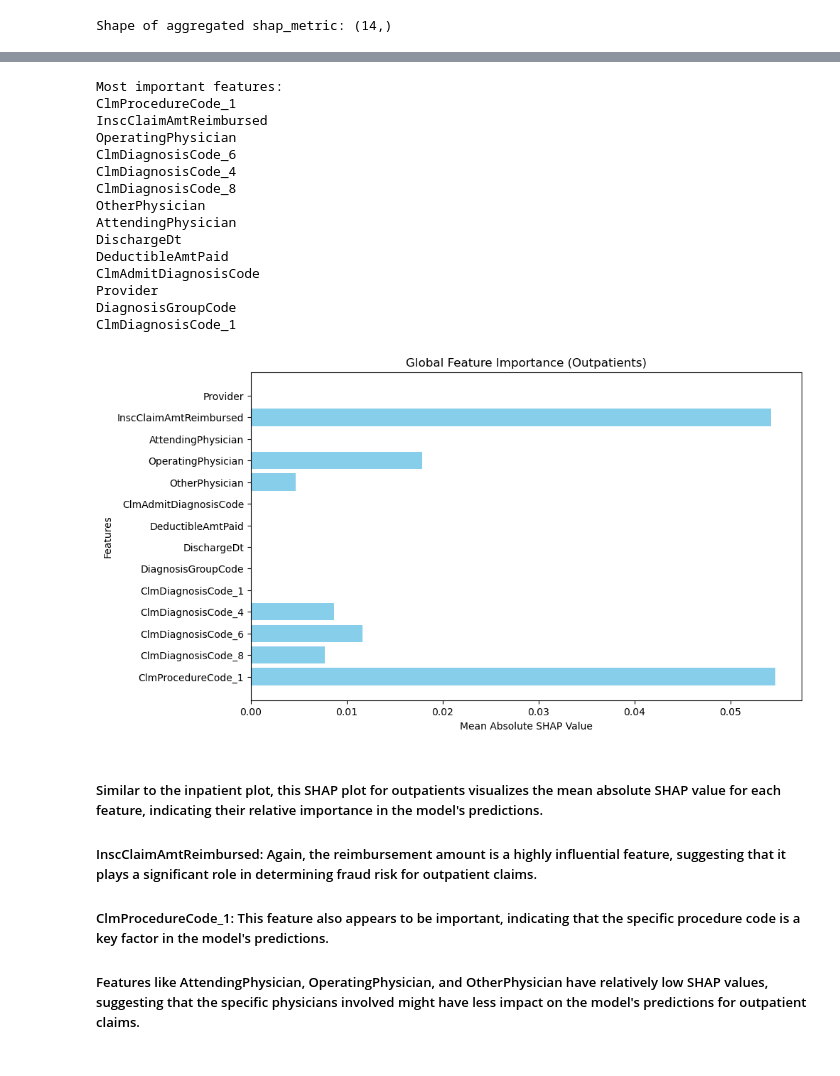
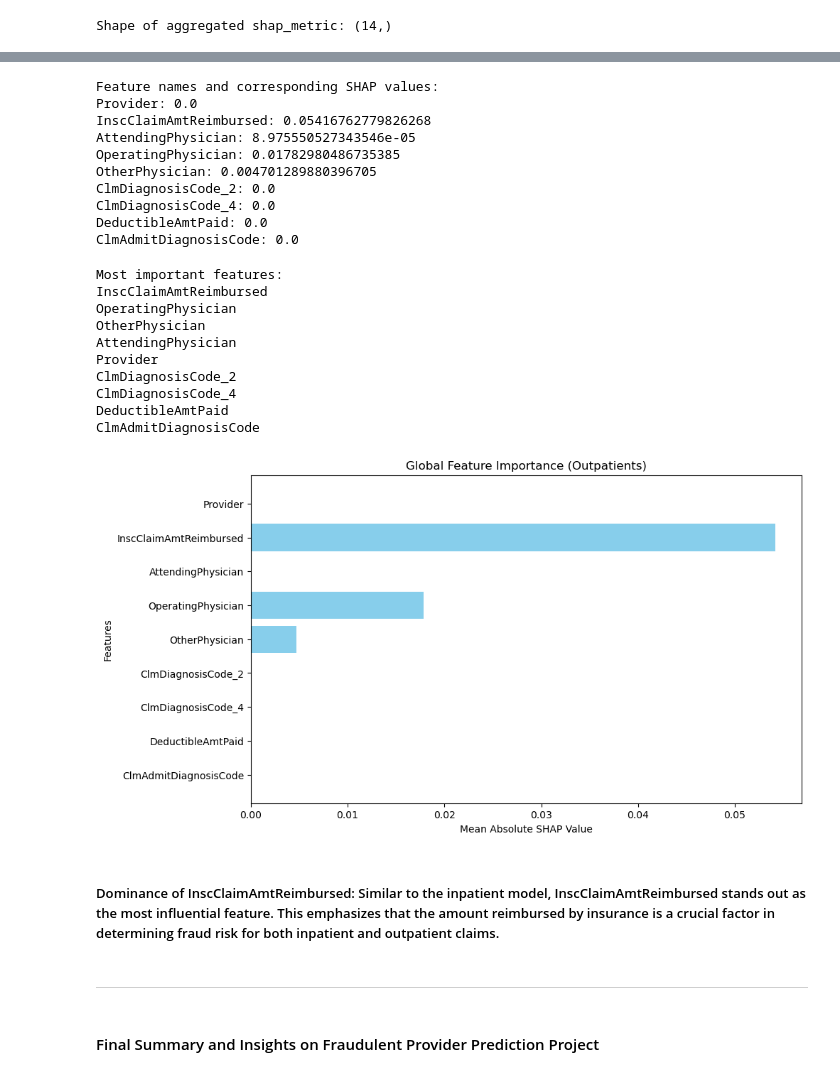
Before and after one commit to CesarChaparro1974/Healthcare-provider-fraud-detection, a Jupyter notebook: notebook.ipynb, the cells around one changed output, grey strips where cells are left out. Drawn from its saved outputs; the diff is of its cells as text; code cells hidden in the pictures.

Commit message:
completed final summary

```diff
--- a/notebook.ipynb
+++ b/notebook.ipynb
@@ -1596,0 +1608,7 @@ In this case, the ROC curve is a straight diagonal line from the bottom-left to
+# %%
+# Initialize the scaler
+scaler = StandardScaler()
+
+# Fit the scaler on the training data and transform both train and test sets
+X_train_outpatient['InscClaimAmtReimbursed'] = scaler.fit_transform(X_train_outpatient[['InscClaimAmtReimbursed']])
+X_test_outpatient_1['InscClaimAmtReimbursed'] = scaler.transform(X_test_outpatient_1[['InscClaimAmtReimbursed']])
@@ -1719,7 +1775,7 @@ plt.show()
 ##### SHAP Values (Feature Importance) for Out Patients.
 # %%
 # instantiate the TreeExplainer for the outpatient model
-explainer = shap.TreeExplainer(model)
+explainer = shap.TreeExplainer(rf_model_inpatient)
 
 # calculate SHAP values for the outpatient dataset
 # disable additivity check to handle the discrepancy
@@ -1733,7 +1789,7 @@ Shape of SHAP values for outpatient data: 25168
 Shape of X_test_outpatient: (25168, 9)
 # %%
 # re-align X_test_outpatient to match the model's feature set
-aligned_X_test_outpatient = X_test_outpatient_1.reindex(columns=model.feature_names_in_, fill_value=0)
+aligned_X_test_outpatient = X_test_outpatient_1.reindex(columns=rf_model_inpatient.feature_names_in_, fill_value=0)
 
 # check the new shape of the test dataset
 print(f"Shape of aligned_X_test_outpatient: {aligned_X_test_outpatient.shape}")
@@ -1772,3 +1828,24 @@ shap_metric_aggregated_outpatient = np.abs(shap_metric_outpatient).mean(axis=1)
 print("Shape of aggregated shap_metric:", shap_metric_aggregated_outpatient.shape)
 # %% [output]
 Shape of aggregated shap_metric: (14,)
+# %%
+# Check the length discrepancy
+if len(shap_metric_aggregated_outpatient) != len(feature_names_outpatient):
+    print("SHAP values and feature names mismatch detected.")
+
+    # Truncate SHAP values if they have extra entries
+    print("Truncating SHAP values to align with feature names...")
+    shap_metric_aggregated_outpatient = shap_metric_aggregated_outpatient[:len(feature_names_outpatient)]
+
+# Verify alignment after adjustment
+print(f"Adjusted SHAP values count: {len(shap_metric_aggregated_outpatient)}")
+print(f"Feature names count: {len(feature_names_outpatient)}")
+
+# Sort features by their aggregated importance
+sorted_indices = np.argsort(-shap_metric_aggregated_outpatient)
+most_important_features_outpatient = np.array(feature_names_outpatient)[sorted_indices]
+
+# Print most important features
+print("Most important features:")
+for feature in most_important_features_outpatient:
+    print(feature)
@@ -1775,41 +1867,50 @@ Shape of aggregated shap_metric: (14,)
+# %%
+# Display SHAP values alongside feature names for validation
+print("Feature names and corresponding SHAP values:")
+for feature, shap_value in zip(feature_names_outpatient, shap_metric_aggregated_outpatient):
+    print(f"{feature}: {shap_value}")
+# %% [output]
+Feature names and corresponding SHAP values:
+Provider: 0.0
+InscClaimAmtReimbursed: 0.05416762779826268
+AttendingPhysician: 8.975550527343546e-05
+OperatingPhysician: 0.01782980486735385
+OtherPhysician: 0.004701289880396705
+ClmDiagnosisCode_2: 0.0
+ClmDiagnosisCode_4: 0.0
+DeductibleAmtPaid: 0.0
+ClmAdmitDiagnosisCode: 0.0
 # %%
 # sort features by their aggregated importance
-most_important_features_outpatient = feature_names[np.argsort(-shap_metric_aggregated_outpatient)]
+most_important_features_outpatient = feature_names_outpatient[np.argsort(-shap_metric_aggregated_outpatient)]
 print("Most important features:")
 for feature in most_important_features_outpatient:
     print(feature)
 # %% [output]
 Most important features:
-ClmProcedureCode_1
 InscClaimAmtReimbursed
 OperatingPhysician
-ClmDiagnosisCode_6
-ClmDiagnosisCode_4
-ClmDiagnosisCode_8
 OtherPhysician
 AttendingPhysician
-DischargeDt
+Provider
+ClmDiagnosisCode_2
+ClmDiagnosisCode_4
 DeductibleAmtPaid
 ClmAdmitDiagnosisCode
-Provider
-DiagnosisGroupCode
-ClmDiagnosisCode_1
 # %%
 # create a bar chart for global feature importance
 plt.figure(figsize=(10, 6))
-plt.barh(feature_names, shap_metric_aggregated_outpatient, color='skyblue')
+plt.barh(feature_names_outpatient, shap_metric_aggregated_outpatient, color='skyblue')
 plt.xlabel('Mean Absolute SHAP Value')
 plt.ylabel('Features')
 plt.title('Global Feature Importance (Outpatients)')
 plt.gca().invert_yaxis()  # flip the chart to display the highest importance at the top
 plt.show()
 # %% [output]
-[figure, old version]
+[figure, new version]
-# %% [markdown]
-##### Similar to the inpatient plot, this SHAP plot for outpatients visualizes the mean absolute SHAP value for each feature, indicating their relative importance in the model's predictions.<br>
-
-##### InscClaimAmtReimbursed: Again, the reimbursement amount is a highly influential feature, suggesting that it plays a significant role in determining fraud risk for outpatient claims.<br>
-
-##### ClmProcedureCode_1: This feature also appears to be important, indicating that the specific procedure code is a key factor in the model's predictions.<br>
-
-##### Features like AttendingPhysician, OperatingPhysician, and OtherPhysician have relatively low SHAP values, suggesting that the specific physicians involved might have less impact on the model's predictions for outpatient claims.
+# %% [markdown]
+##### Dominance of InscClaimAmtReimbursed: Similar to the inpatient model, InscClaimAmtReimbursed stands out as the most influential feature. This emphasizes that the amount reimbursed by insurance is a crucial factor in determining fraud risk for both inpatient and outpatient claims.
+# %% [markdown]
+***
+# %% [markdown]
+#### Final Summary and Insights on Fraudulent Provider Prediction Project
```
Also changed, not shown: parts of 44 cells of this notebook, 1 other file.
